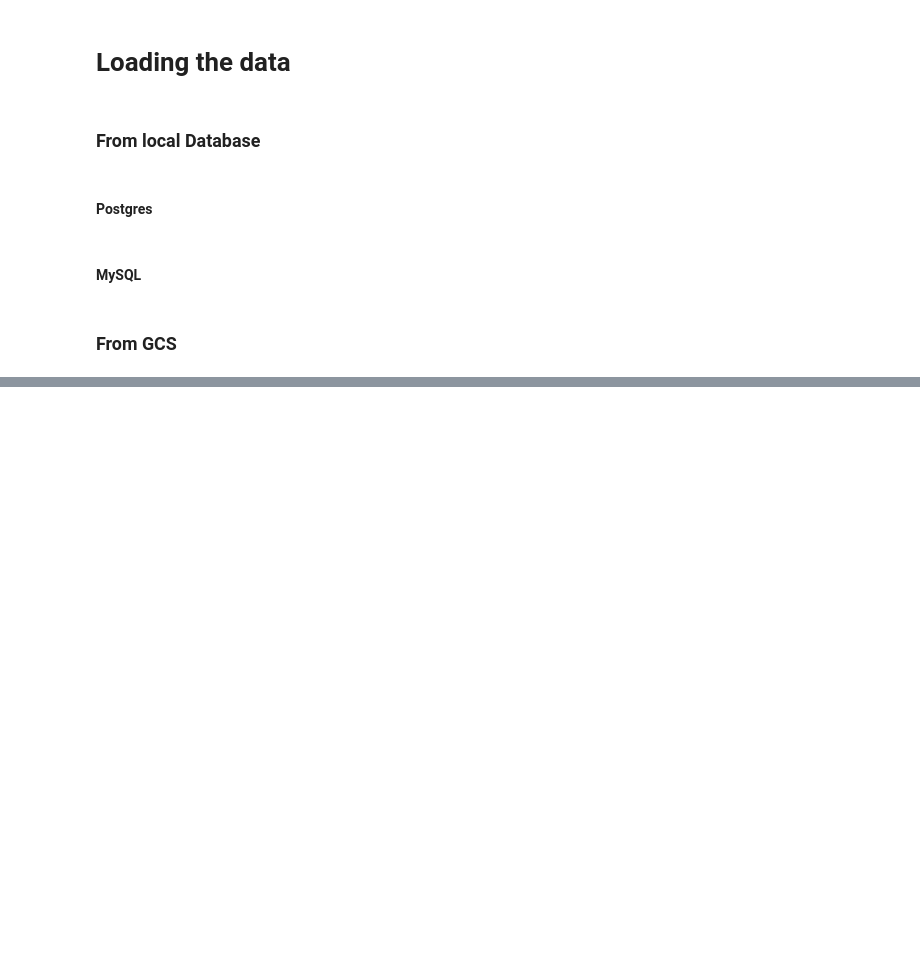
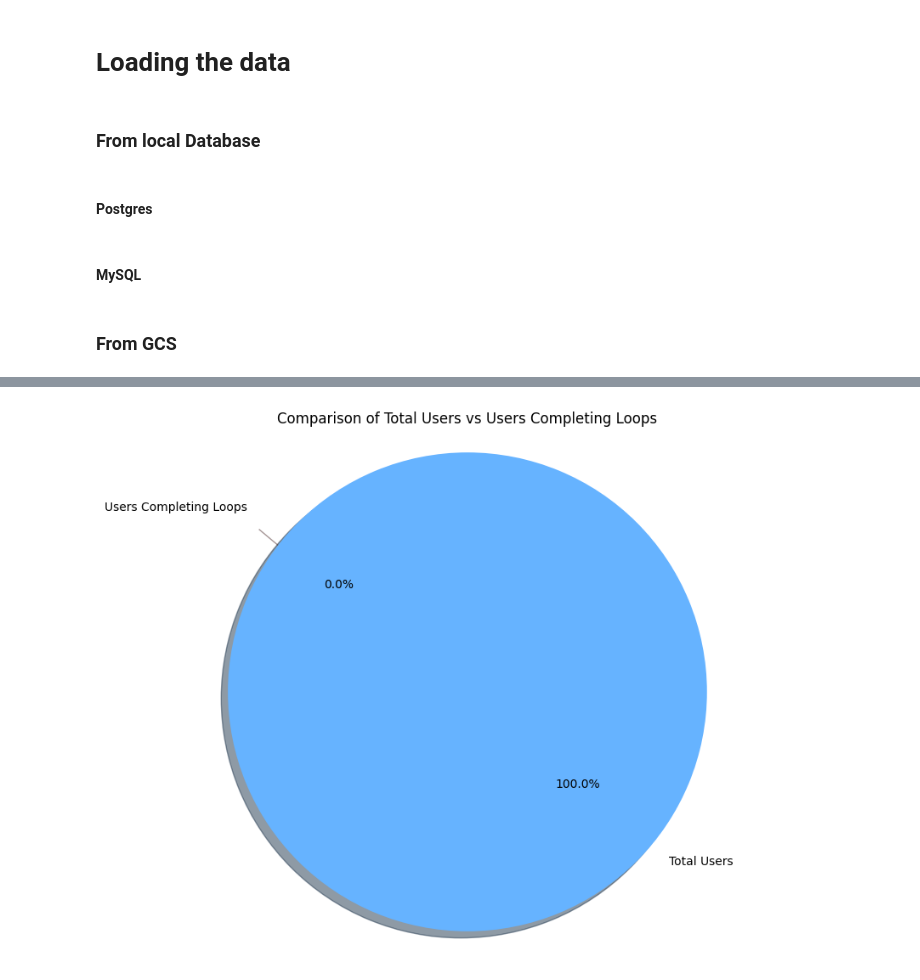
Before and after one commit to CarmineOptions/derisk-research, a Jupyter notebook: notebooks/analyze_looping_across_lending_protocols.ipynb, the cells around one changed output, grey strips where cells are left out. Drawn from its saved outputs; the diff is of its cells as text; code cells hidden in the pictures; blank space fills up the shorter version.

```diff
--- a/notebooks/analyze_looping_across_lending_protocols.ipynb
+++ b/notebooks/analyze_looping_across_lending_protocols.ipynb
@@ -169,0 +275,81 @@ for protocol,url in parquet_urls.items():
+# %%
+from collections import defaultdict
+
+# Tokens to analyze
+tokens = ["ETH", "wBTC", "USDC", "DAI", "USDT", "wstETH", "LORDS", "STRK", "UNO", "ZEND"]
+
+# Create a graph representation for each user
+user_graph = defaultdict(lambda: defaultdict(set))
+
+# Populate the graph with edges
+for protocol, df in dataframes.items():
+    for _, row in df.iterrows():
+        user = row['User']
+        protocol = row['Protocol']
+        collateral_tokens = row['Collateral'].split(', ')
+        debt_tokens = row['Debt'].split(', ')
+
+        for col_token in collateral_tokens:
+            if ': ' in col_token:
+                col_name, col_amount = col_token.split(': ', 1)  # Split only at the first occurrence
+                if col_name in tokens:
+                    user_graph[user][(protocol, col_name, 'collateral')].add(col_amount)
+
+        for debt_token in debt_tokens:
+            if ': ' in debt_token:
+                debt_name, debt_amount = debt_token.split(': ', 1)  # Split only at the first occurrence
+                if debt_name in tokens:
+                    user_graph[user][(protocol, debt_name, 'debt')].add(debt_amount)
+
+# Function to find loops in the user's action graph
+def find_loops(user_graph):
+    loops = set()
+
+    for user in list(user_graph.keys()):
+        actions = user_graph[user]
+        for start_action in list(actions.keys()):
+            stack = [(start_action, [start_action])]
+            visited = set()
+
+            while stack:
+                current_action, path = stack.pop()
+                if current_action in visited:
+                    continue
+                visited.add(current_action)
+
+                for neighbor in actions[current_action]:
+                    neighbor_action = (neighbor[0], neighbor[1], 'debt' if current_action[2] == 'collateral' else 'collateral')
+                    if neighbor_action == start_action and len(path) > 1:
+                        loops.add(tuple(path))
+                        continue
+                    if neighbor_action not in visited:
+                        stack.append((neighbor_action, path + [neighbor_action]))
+
+    return loops
+
+# Find loops in the graph
+loops = find_loops(user_graph)
+looping_users = set(loop[0][0] for loop in loops)
+
+# Count the number of users who have completed loops
+num_looping_users = len(looping_users)
+
+# Calculate total users
+total_users = len(set(user for df in dataframes.values() for user in df['User']))
+
+# Print the results
+print(f"Total number of users: {total_users}")
+print(f"Number of users who have completed the loop: {num_looping_users}")
+
+# Plot the results in a pie chart
+labels = ['Total Users', 'Users Completing Loops']
+sizes = [total_users, num_looping_users]
+colors = ['#66b3ff', '#ff9999']
+explode = (0.1, 0)  # explode the 2nd slice (Completing Loop users)
+
+plt.figure(figsize=(8, 8))
+plt.pie(sizes, explode=explode, labels=labels, colors=colors, autopct='%1.1f%%', shadow=True, startangle=140)
+plt.title('Comparison of Total Users vs Users Completing Loops')
+plt.axis('equal')  # Equal aspect ratio ensures that pie is drawn as a circle.
+plt.show()
+# %% [output]
@@ -169,0 +358 @@ for protocol,url in parquet_urls.items():
+[figure, added]
```
Also changed, not shown: parts of 13 cells of this notebook.
